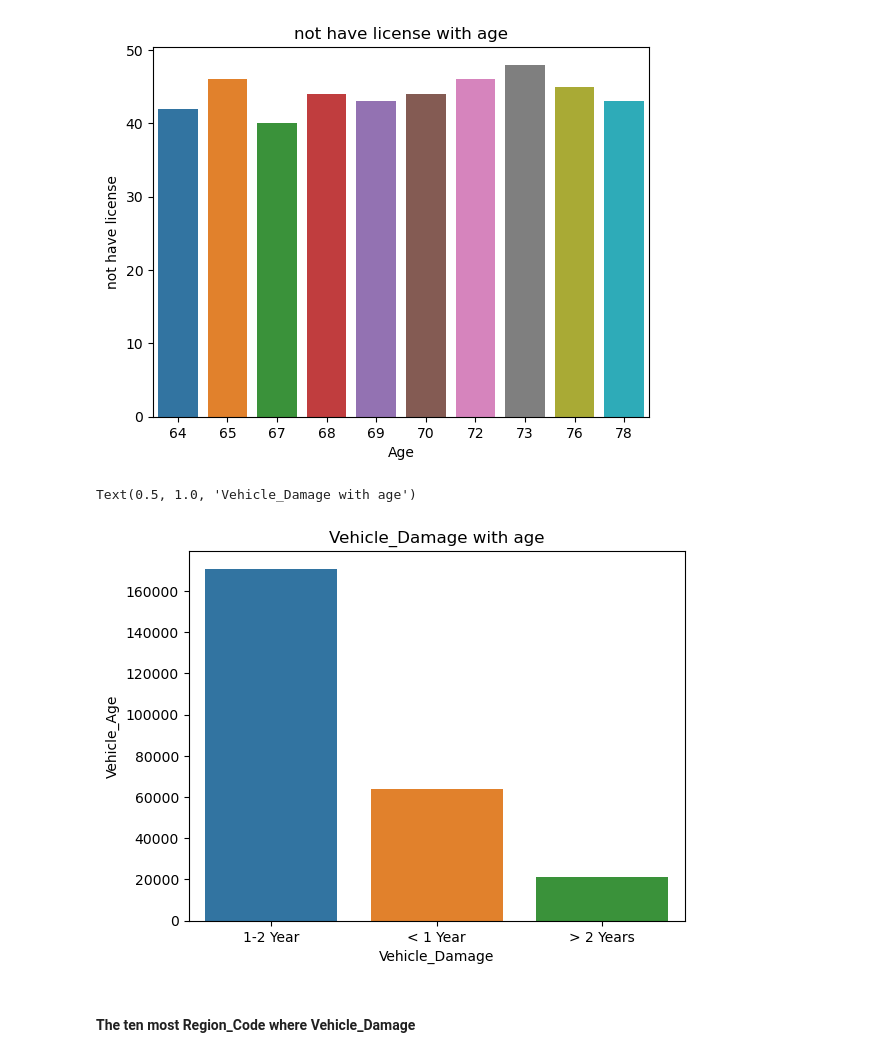
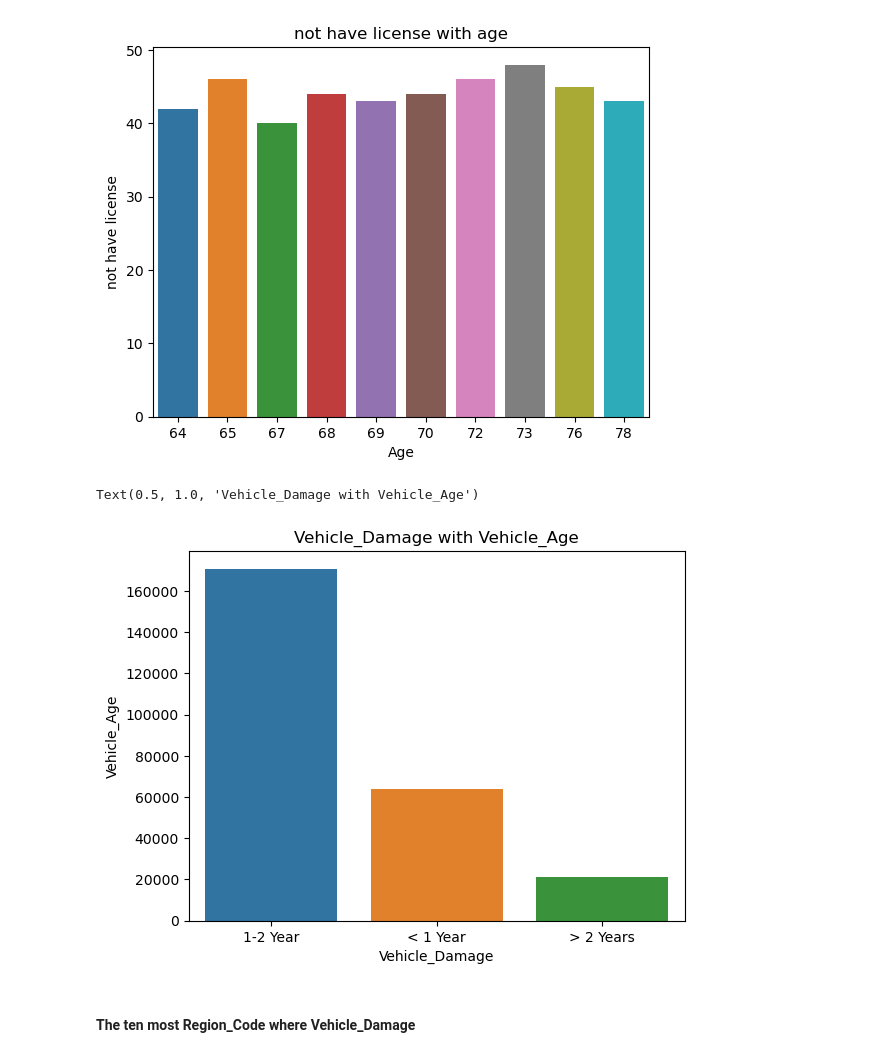
Before and after one commit to engAhmedNabil/engAhmedNabil, a Jupyter notebook: Health Insurance Cross Sell Prediction.ipynb, the cells around one changed output. Cells and saved outputs as stored; diff of their text form; code cells hidden in the pictures.

```diff
--- a/Health Insurance Cross Sell Prediction.ipynb
+++ b/Health Insurance Cross Sell Prediction.ipynb
@@ -449,13 +442,13 @@ z=df.loc[df['Vehicle_Damage']==1].groupby(['Vehicle_Age'])['Vehicle_Damage'].sum
 # %%
 sns.barplot(x='Vehicle_Age', y='Vehicle_Damage', data=z)
 
 # Add labels and title
 plt.xlabel('Vehicle_Damage')
 plt.ylabel('Vehicle_Age')
-plt.title('Vehicle_Damage with age')
+plt.title('Vehicle_Damage with Vehicle_Age')
 # %% [output]
-Text(0.5, 1.0, 'Vehicle_Damage with age')
+Text(0.5, 1.0, 'Vehicle_Damage with Vehicle_Age')
-[figure, old version]
+[figure, new version]
 # %% [markdown]
 #### The ten most Region_Code where Vehicle_Damage
 # %%
```
Also changed, not shown: parts of 69 cells of this notebook.
